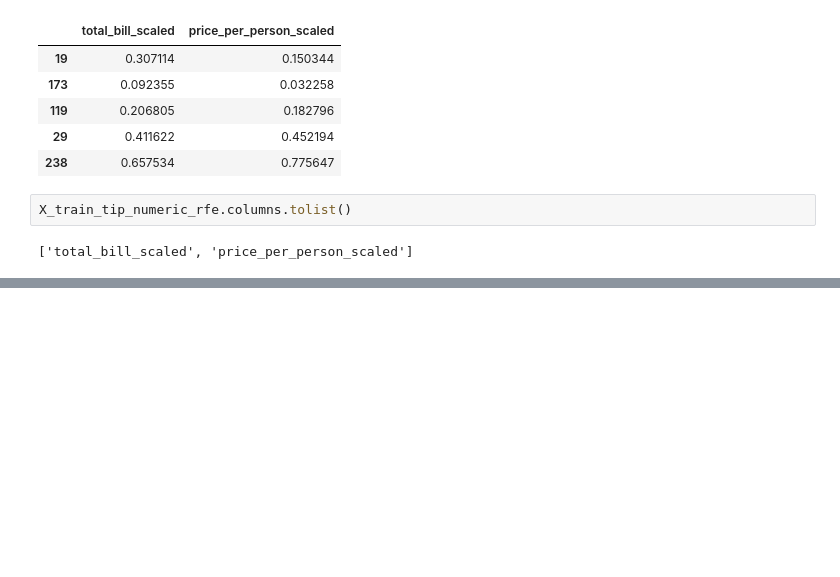
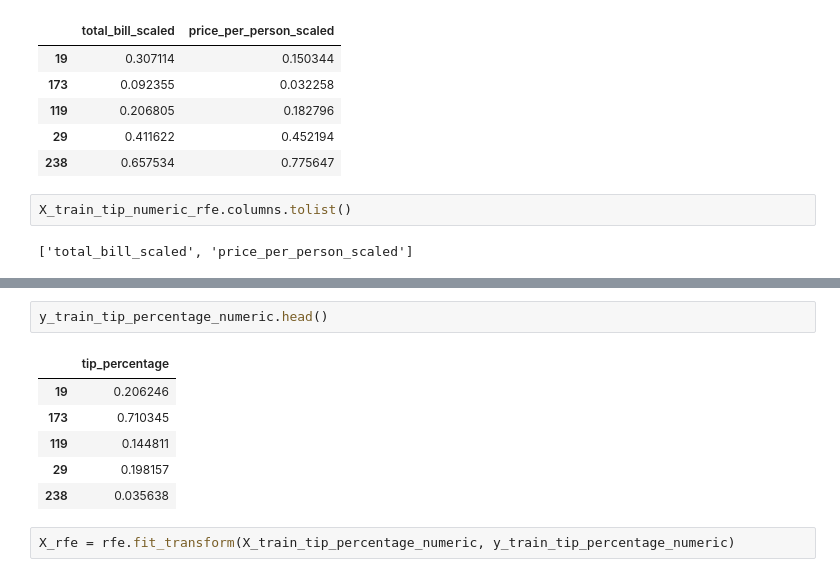
Before and after one commit to Yongliang-Shi/regression-exercises, a Jupyter notebook: feature_engineering.ipynb, the cells around one changed output, grey strips where cells are left out. Saved outputs shown, nothing was run; the diff lists cells and outputs as text; blank space fills up the shorter version.

```diff
--- a/feature_engineering.ipynb
+++ b/feature_engineering.ipynb
@@ -388,0 +450,11 @@ X_train_tip_numeric_rfe.columns.tolist()
+# %%
+y_train_tip_percentage_numeric.head()
+# %% [output]
+|  | tip_percentage |
+| 19 | 0.206246 |
+| 173 | 0.710345 |
+| 119 | 0.144811 |
+| 29 | 0.198157 |
+| 238 | 0.035638 |
+# %%
+X_rfe = rfe.fit_transform(X_train_tip_percentage_numeric, y_train_tip_percentage_numeric)
```
Also changed, not shown: parts of 16 cells of this notebook.
